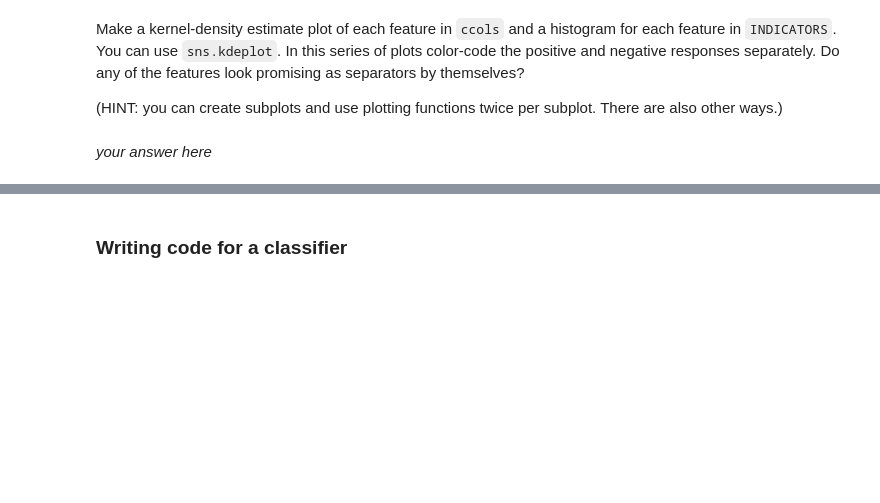
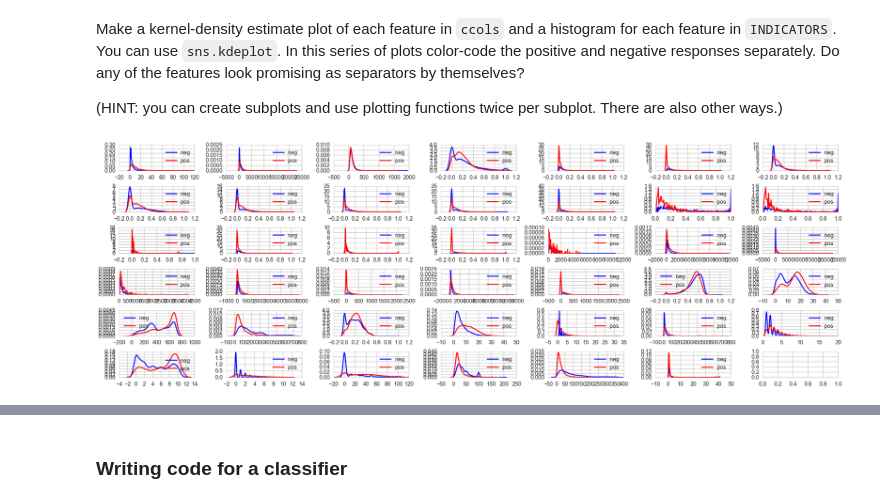
Before and after one commit to ciyer64/cs109-hw, a Jupyter notebook: hw3.ipynb, the cells around one changed output, grey strips where cells are left out. Saved outputs shown, nothing was run; the diff lists cells and outputs as text; code cells hidden in the pictures; blank space fills up the shorter version.

```diff
--- a/hw3.ipynb
+++ b/hw3.ipynb
@@ -361,2 +355,10 @@ fig, axes = plt.subplot()
-# %% [markdown]
-*your answer here*
+# %%
+#your code here
+#fig, axes = plt.subplots(figsize=(30, 10), tight_layout=True)
+fig, axes = plt.subplots(nrows=6, ncols=7, figsize=(30,10), tight_layout=True)
+
+for ax,col in zip(axes.ravel(),ccols):
+    sns.kdeplot(dftouse[dftouse['RESP']==0][col],ax=ax,color='blue',label='neg')
+    sns.kdeplot(dftouse[dftouse['RESP']==1][col],ax=ax,color='red',label='pos')
+# %% [output]
+[figure, added]
```
Also changed, not shown: parts of 76 cells of this notebook.
